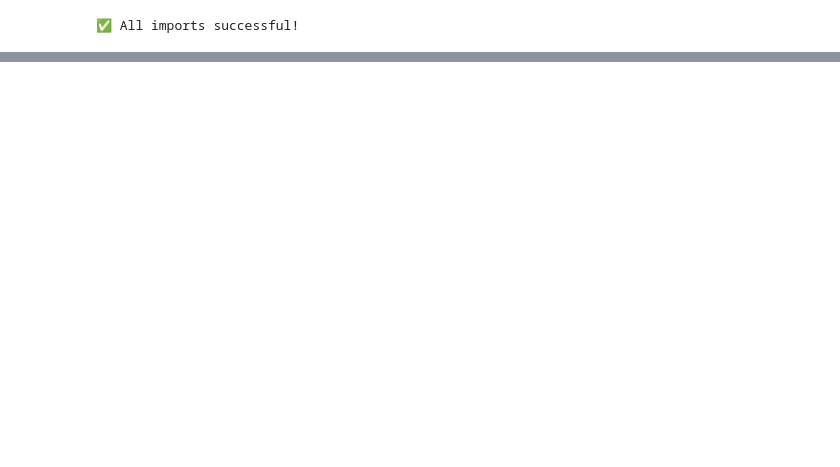
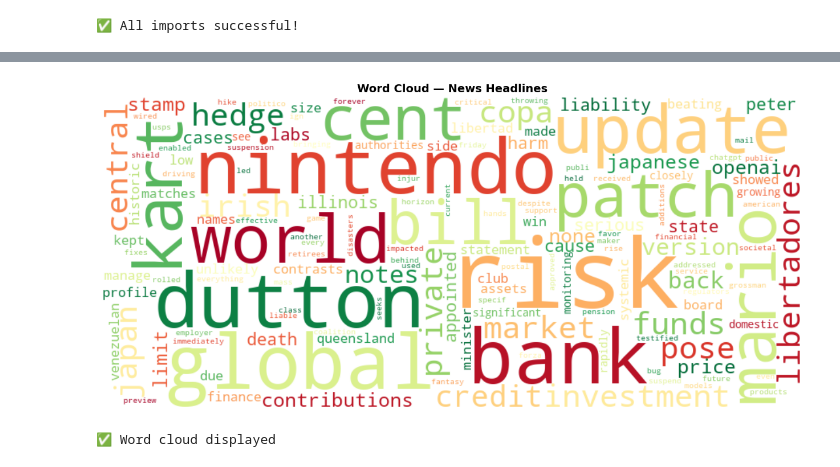
Before and after one commit to shankarvarun/ShankarGenAIRepo, a Jupyter notebook: module-1/nlp-20260404T065805Z-3-001/nlp_data.ipynb, the cells around one changed output, grey strips where cells are left out. Saved outputs shown, nothing was run; the diff lists cells and outputs as text; code cells hidden in the pictures; blank space fills up the shorter version.

```diff
--- a/module-1/nlp-20260404T065805Z-3-001/nlp_data.ipynb
+++ b/module-1/nlp-20260404T065805Z-3-001/nlp_data.ipynb
@@ -171,0 +376,19 @@ df.head()
+# %%
+wc = WordCloud(
+    width=900, height=400,
+    background_color='white',
+    colormap='RdYlGn',
+    max_words=150,
+    collocations=False
+).generate(text_for_cloud)
+
+plt.figure(figsize=(14, 6))
+plt.imshow(wc, interpolation='bilinear')
+plt.axis('off')
+plt.title("Word Cloud — News Headlines", fontsize=14, fontweight='bold')
+plt.tight_layout()
+plt.show()
+print("✅ Word cloud displayed")
+# %% [output]
+[figure, added]
+✅ Word cloud displayed
```
Also changed, not shown: parts of 16 cells of this notebook, 2 other files.
